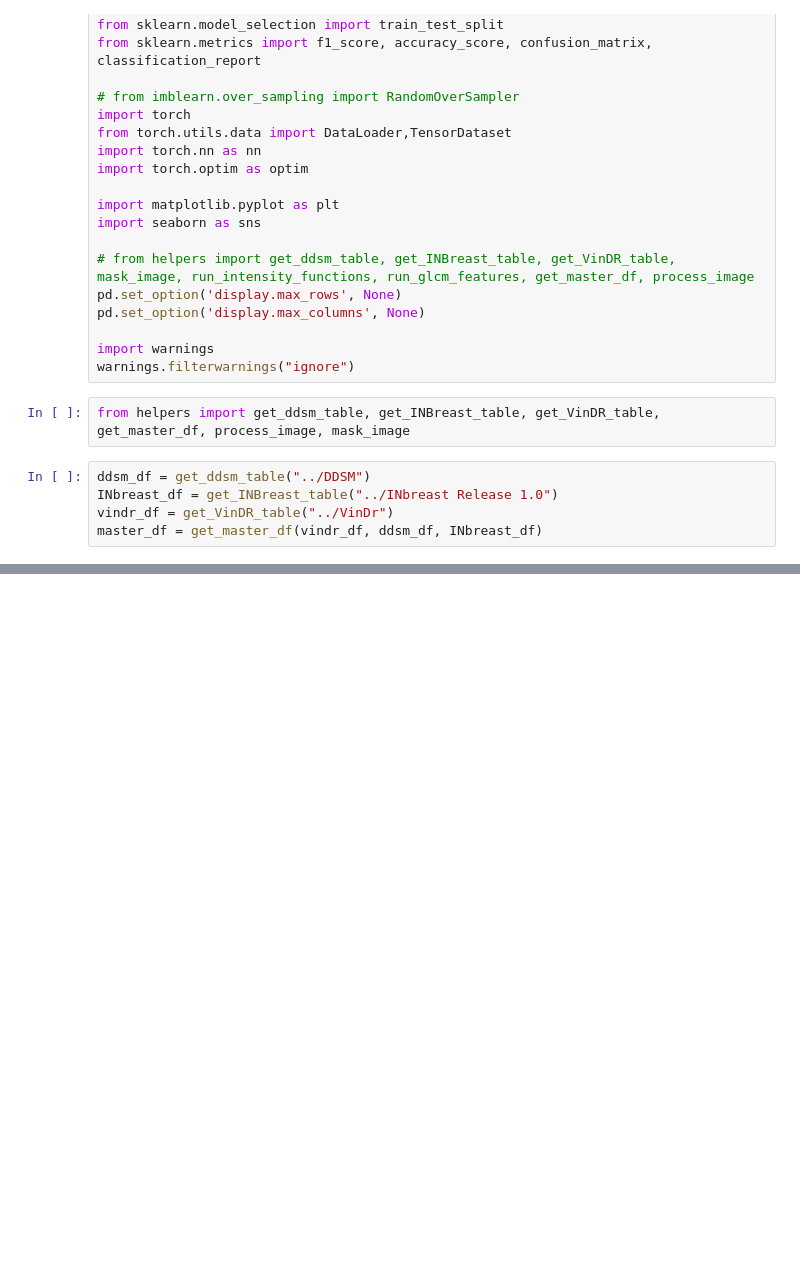
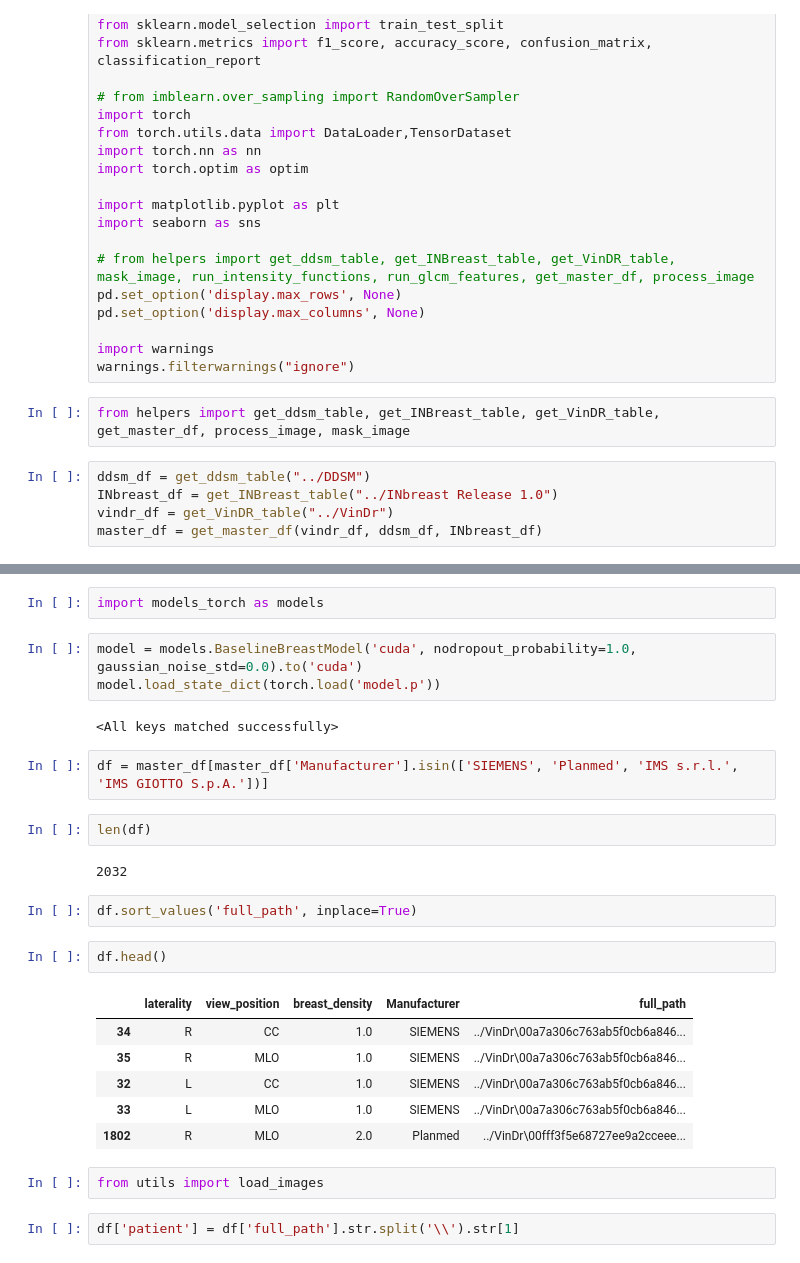
Before and after one commit to mickaeltardy/hera-mi-pmsd2024-homogeneous_mg, a Jupyter notebook: classification.ipynb, the cells around one changed output, grey strips where cells are left out. Drawn from its saved outputs; the diff is of its cells as text; blank space fills up the shorter version.

```diff
--- a/classification.ipynb
+++ b/classification.ipynb
@@ -122,0 +231,28 @@ len(X_train)
+# %%
+import models_torch as models
+# %%
+model = models.BaselineBreastModel('cuda', nodropout_probability=1.0, gaussian_noise_std=0.0).to('cuda')
+model.load_state_dict(torch.load('model.p'))
+# %% [output]
+<All keys matched successfully>
+# %%
+df = master_df[master_df['Manufacturer'].isin(['SIEMENS', 'Planmed', 'IMS s.r.l.', 'IMS GIOTTO S.p.A.'])]
+# %%
+len(df)
+# %% [output]
+2032
+# %%
+df.sort_values('full_path', inplace=True)
+# %%
+df.head()
+# %% [output]
+|  | laterality | view_position | breast_density | Manufacturer | full_path |
+| 34 | R | CC | 1.0 | SIEMENS | ../VinDr\00a7a306c763ab5f0cb6a846... |
+| 35 | R | MLO | 1.0 | SIEMENS | ../VinDr\00a7a306c763ab5f0cb6a846... |
+| 32 | L | CC | 1.0 | SIEMENS | ../VinDr\00a7a306c763ab5f0cb6a846... |
+| 33 | L | MLO | 1.0 | SIEMENS | ../VinDr\00a7a306c763ab5f0cb6a846... |
+| 1802 | R | MLO | 2.0 | Planmed | ../VinDr\00fff3f5e68727ee9a2cceee... |
+# %%
+from utils import load_images
+# %%
+df['patient'] = df['full_path'].str.split('\\').str[1]
```
Also changed, not shown: parts of 37 cells of this notebook, 22 other files.
